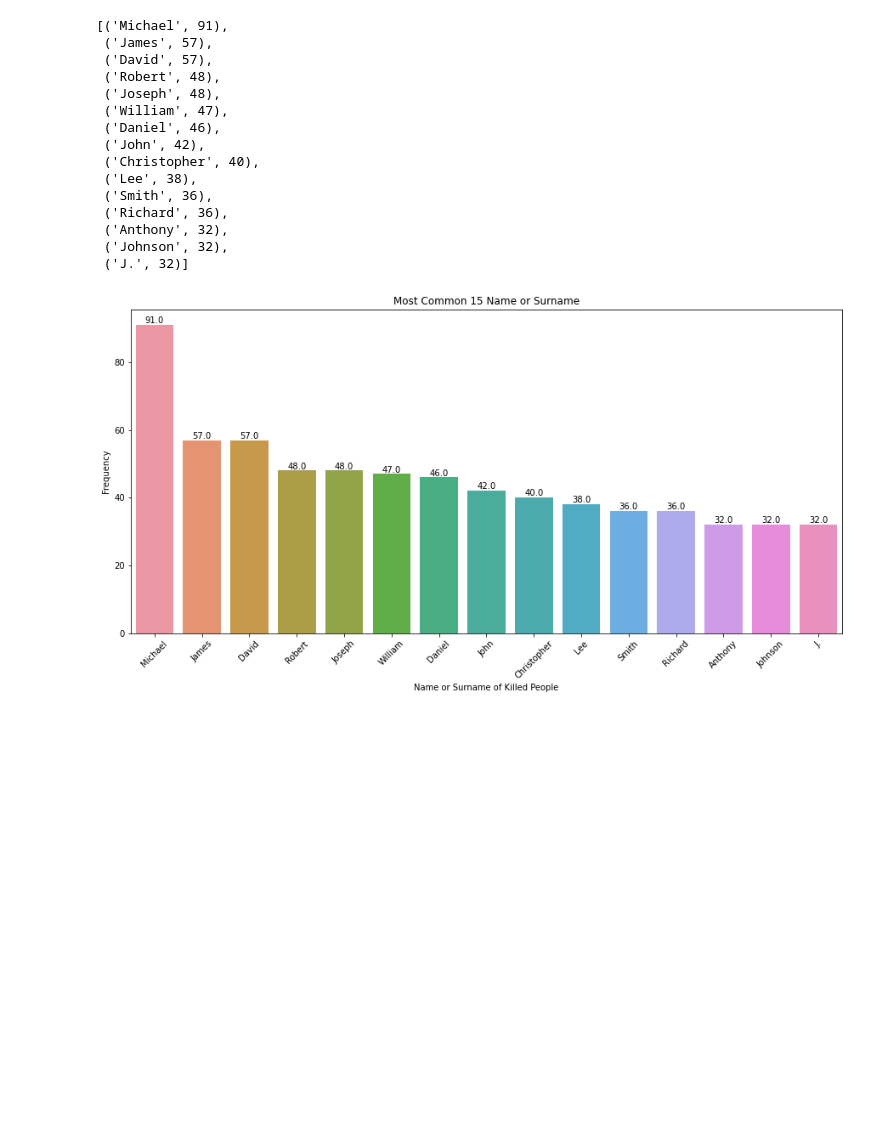
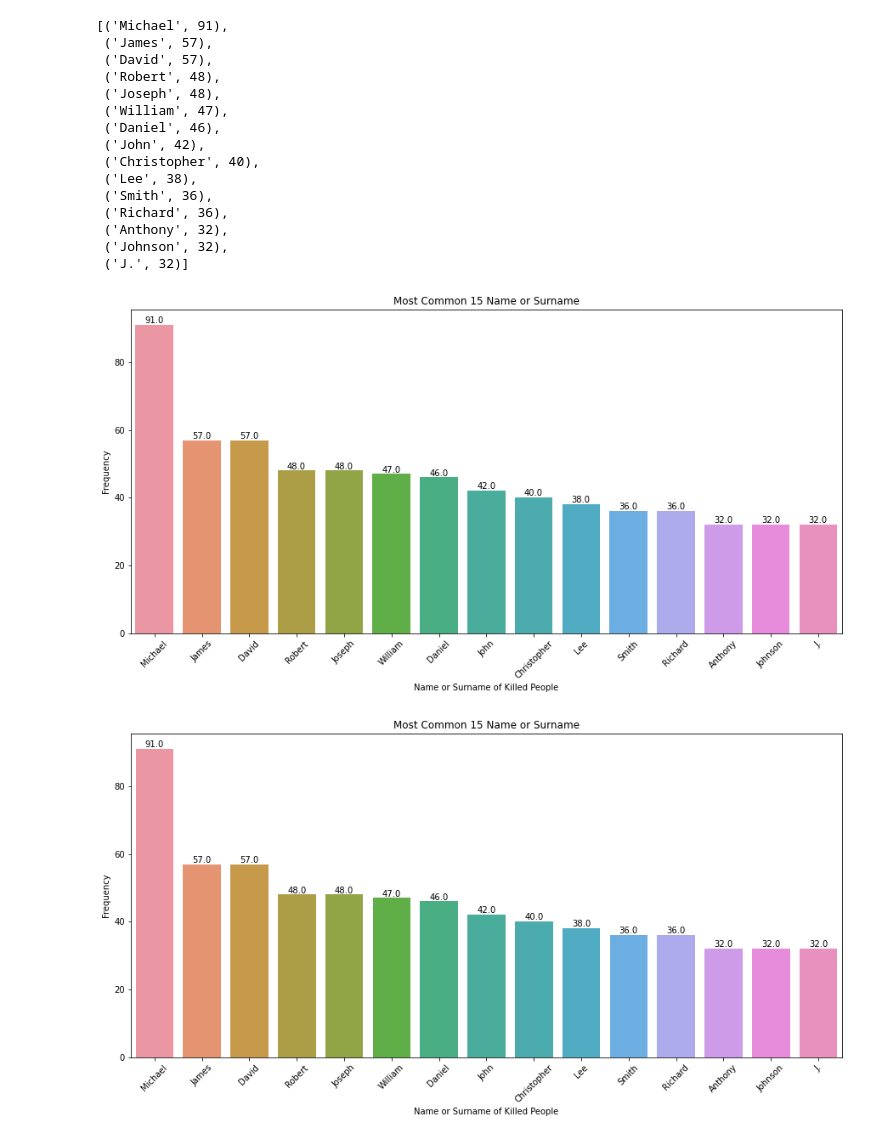
Before and after one commit to Ertugrul-Kurubal/Data-Visualization-With-Python-Projects, a Jupyter notebook: USA Fatal Police Shoot Analyse.ipynb, the cells around one changed output. Saved outputs shown, nothing was run; the diff lists cells and outputs as text; code cells hidden in the pictures; blank space fills up the shorter version.

Commit message:
Most Common Name or Surname Plot

```diff
--- a/USA Fatal Police Shoot Analyse.ipynb
+++ b/USA Fatal Police Shoot Analyse.ipynb
@@ -338,0 +343,8 @@ pandas.core.series.Series
+# %%
+all_list = []
+for i in pairs:
+    for j in i:
+        all_list.append(j)
+most_common_names = Counter(all_list)
+most_common_names = most_common_names.most_common(15)
+most_common_names
@@ -354,3 +382,9 @@ most_common_names
  ('Anthony', 32),
  ('Johnson', 32),
  ('J.', 32)]
+# %%
+name, number = zip(*most_common_names)
+# %%
+name = list(name)
+# %%
+number = list(number)
@@ -357,3 +397,15 @@ most_common_names
+# %%
+plt.figure(figsize=(15,7))
+splot = sns.barplot(x=name, y=number)
+plt.title("Most Common 15 Name or Surname")
+plt.xlabel("Name or Surname of Killed People")
+plt.ylabel("Frequency")
+plt.xticks(rotation=45)
+
+for i in splot.patches:
+    splot.annotate((i.get_height()), (i.get_x()+0.2, i.get_height()+0.5));
+# %% [output]
+[figure, added]
 # %%
 ..................
 # %% [output]
```
Also changed, not shown: parts of 5 cells of this notebook.
